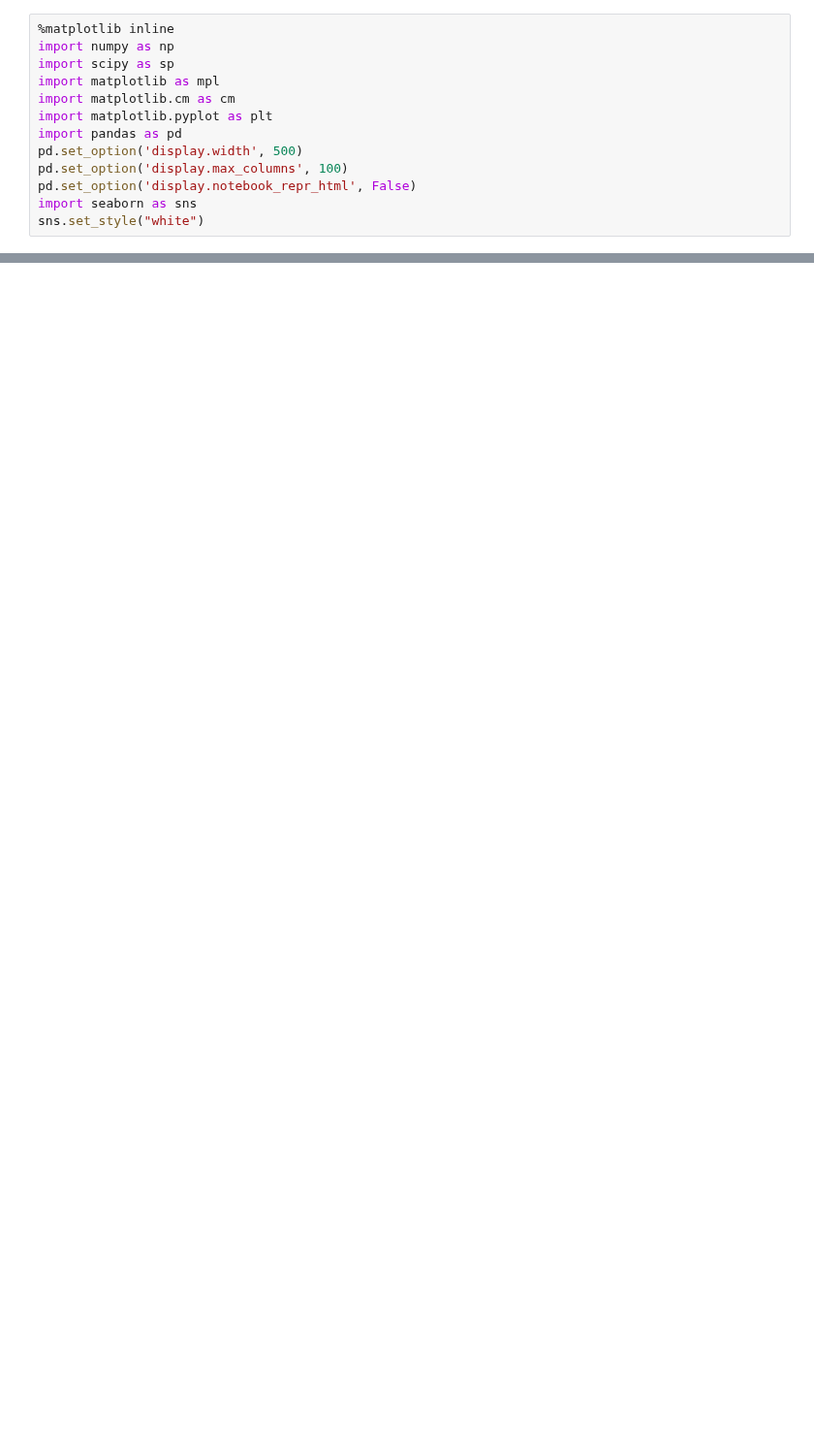
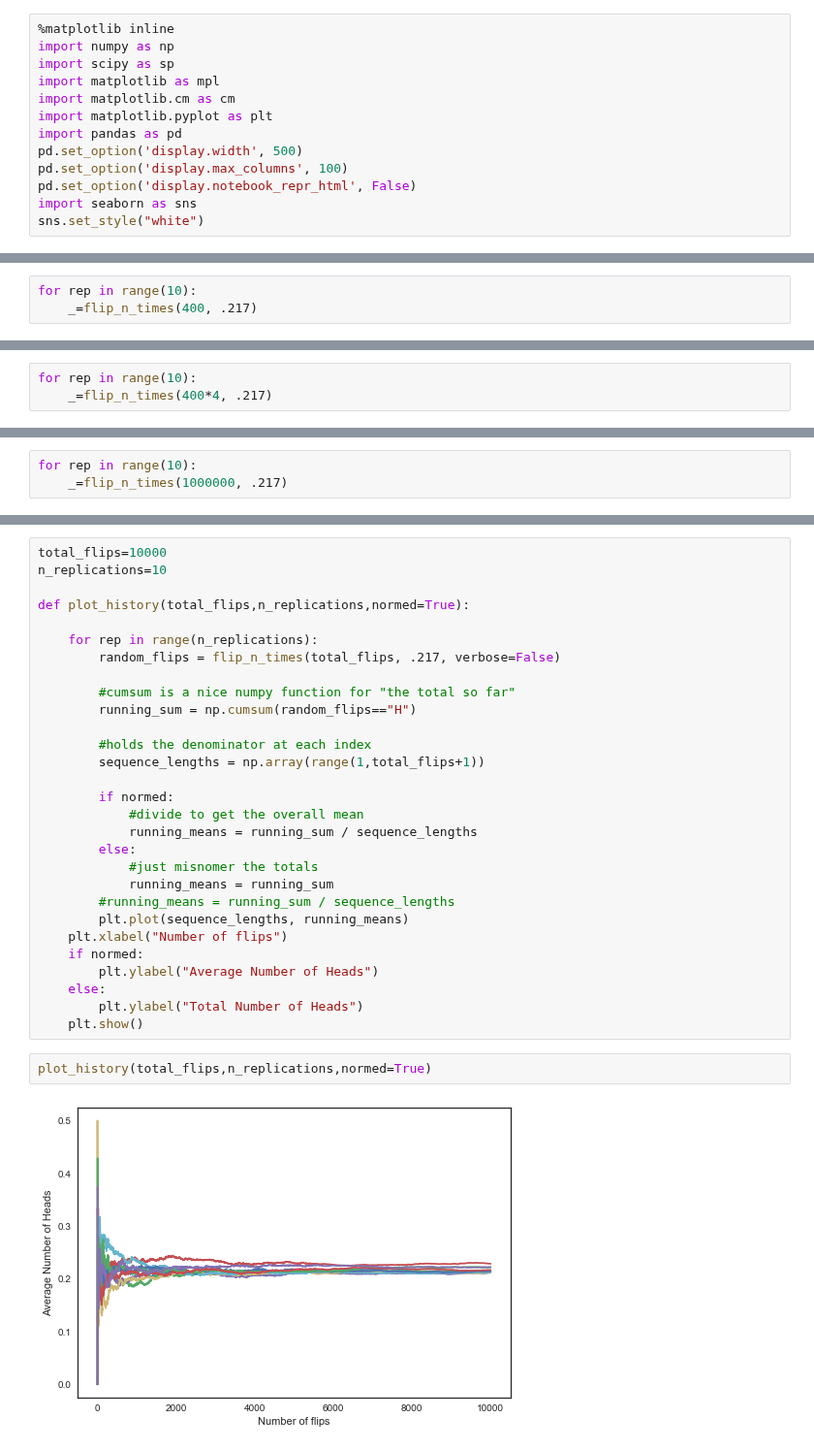
Before and after one commit to wclaybaugh/2017, a Jupyter notebook: wiki/LLN_applied_to_simulation.ipynb, the cells around one changed output, grey strips where cells are left out. Shown at 97% size. Drawn from its saved outputs; the diff is of its cells as text; blank space fills up the shorter version.

```diff
--- a/wiki/LLN_applied_to_simulation.ipynb
+++ b/wiki/LLN_applied_to_simulation.ipynb
@@ -77,0 +79,3 @@ Each finite length run is called a **sample**, which has been obtained from the
+# %%
+for rep in range(10):
+    _=flip_n_times(400, .217)
@@ -77,0 +97,3 @@ Each finite length run is called a **sample**, which has been obtained from the
+# %%
+for rep in range(10):
+    _=flip_n_times(400*4, .217)
@@ -77,0 +115,3 @@ Each finite length run is called a **sample**, which has been obtained from the
+# %%
+for rep in range(10):
+    _=flip_n_times(1000000, .217)
@@ -77,0 +136,33 @@ Each finite length run is called a **sample**, which has been obtained from the
+# %%
+total_flips=10000
+n_replications=10
+
+def plot_history(total_flips,n_replications,normed=True):
+
+    for rep in range(n_replications):
+        random_flips = flip_n_times(total_flips, .217, verbose=False)
+
+        #cumsum is a nice numpy function for "the total so far"
+        running_sum = np.cumsum(random_flips=="H")
+
+        #holds the denominator at each index
+        sequence_lengths = np.array(range(1,total_flips+1))
+
+        if normed:
+            #divide to get the overall mean
+            running_means = running_sum / sequence_lengths
+        else:
+            #just misnomer the totals
+            running_means = running_sum
+        #running_means = running_sum / sequence_lengths
+        plt.plot(sequence_lengths, running_means)
+    plt.xlabel("Number of flips")
+    if normed:
+        plt.ylabel("Average Number of Heads")
+    else:
+        plt.ylabel("Total Number of Heads")
+    plt.show()
+# %%
+plot_history(total_flips,n_replications,normed=True)
+# %% [output]
+[figure, added]
```
Also changed, not shown: parts of 33 cells of this notebook, 14 other files.
